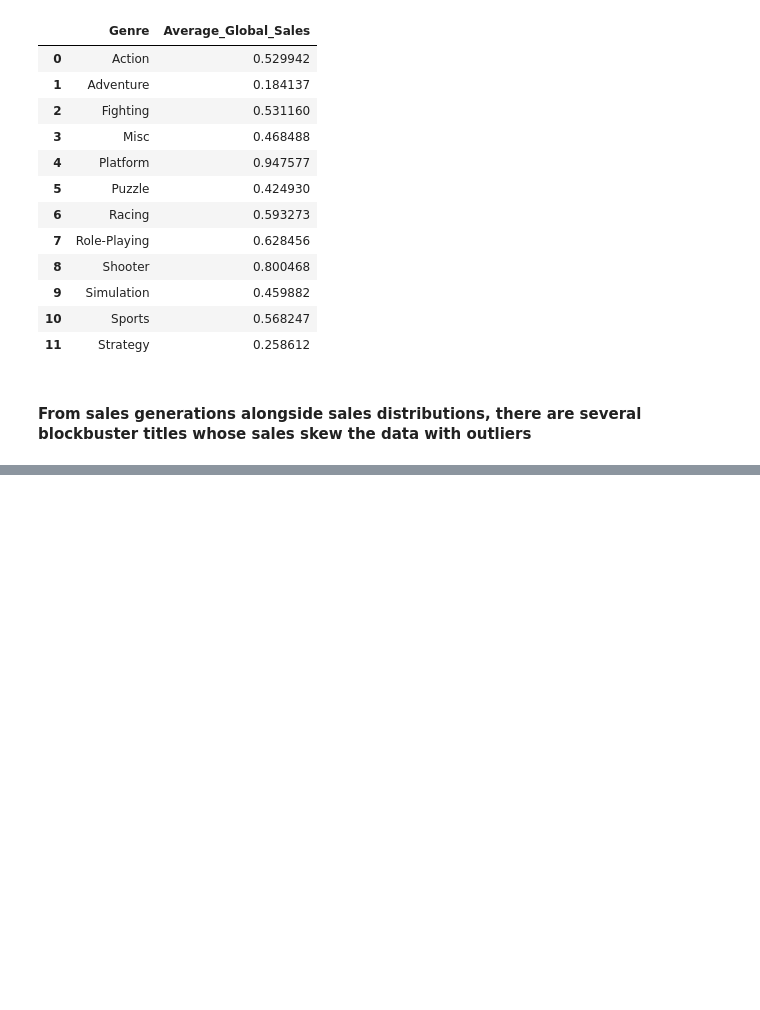
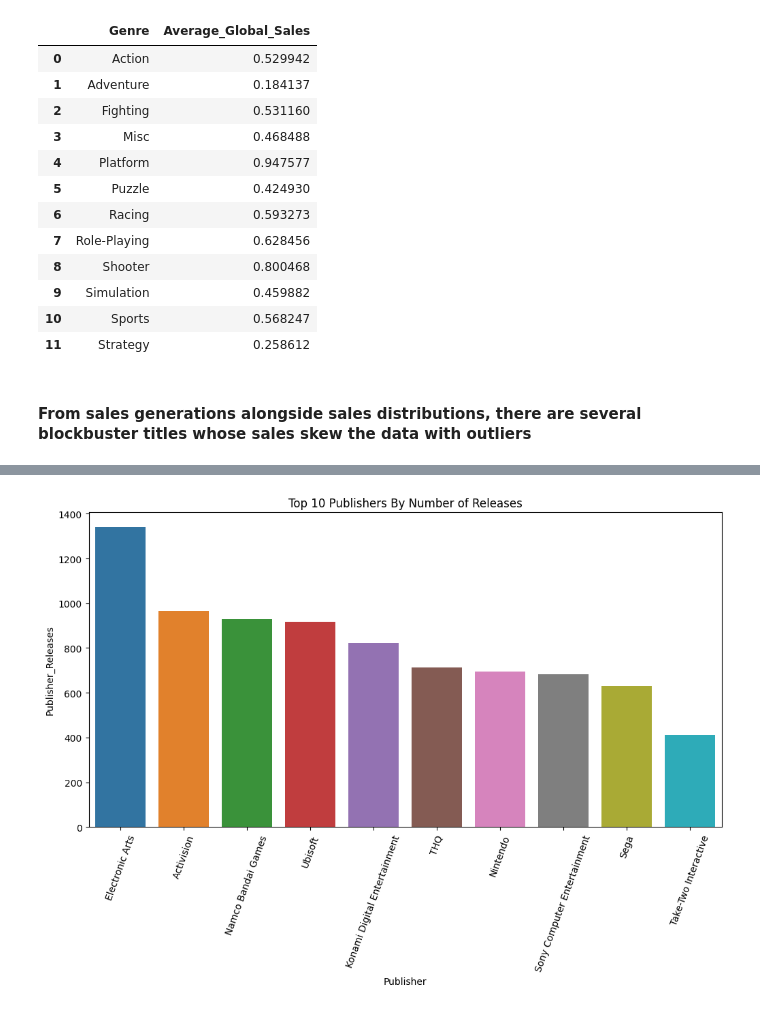
Before and after one commit to cafesmire/notebooks, a Jupyter notebook: video_game_sales/videogame_eda.ipynb, the cells around one changed output, grey strips where cells are left out. Drawn from its saved outputs; the diff is of its cells as text; code cells hidden in the pictures; blank space fills up the shorter version.

Commit message:
explore publishers

```diff
--- a/video_game_sales/videogame_eda.ipynb
+++ b/video_game_sales/videogame_eda.ipynb
@@ -257,3 +257,6 @@ df_copy.groupby('Genre')['Global_Sales'].mean().reset_index(name='Average_Global
 | 11 | Strategy | 0.258612 |
 # %% [markdown]
 #### From sales generations alongside sales distributions, there are several blockbuster titles whose sales skew the data with outliers
+# %%
+top10_publisher = df_copy.groupby('Publisher').size().reset_index(name='Publisher_Releases').sort_values('Publisher_Releases', ascending=False).head(10).reset_index(drop=True)
+top10_publisher
@@ -259,0 +275,8 @@ df_copy.groupby('Genre')['Global_Sales'].mean().reset_index(name='Average_Global
+# %%
+plt.figure(figsize=(12,6))
+sns.barplot(top10_publisher, x='Publisher', y='Publisher_Releases', hue='Publisher', legend=False)
+plt.title('Top 10 Publishers By Number of Releases')
+plt.xticks(rotation=70)
+plt.show()
+# %% [output]
+[figure, added]
```
Also changed, not shown: parts of 6 cells of this notebook.
